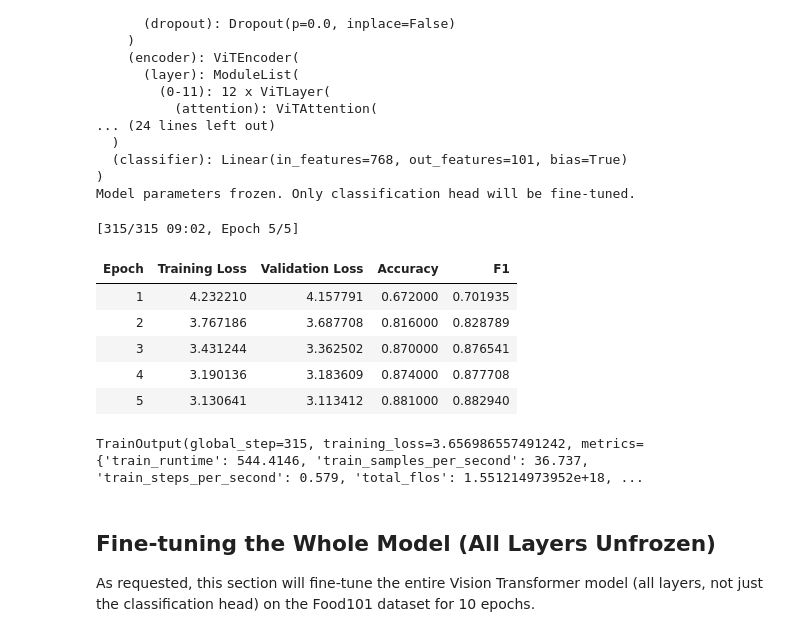
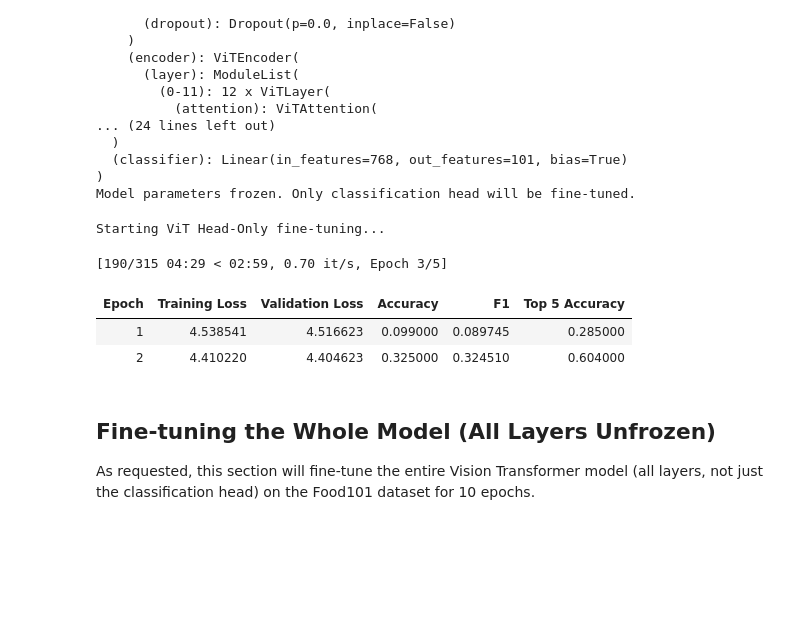
Before and after one commit to kasrasa/ViT-VLM-experiments, a Jupyter notebook: ViT_test.ipynb, the cells around one changed output. Drawn from its saved outputs; the diff is of its cells as text; code cells hidden in the pictures; blank space fills up the shorter version.

Commit message:
added top-5 probability tracking for confidence margin evaluation added training time to track resource consumption and performance

```diff
--- a/ViT_test.ipynb
+++ b/ViT_test.ipynb
@@ -134,3 +114,35 @@ Notes:
+# %%
+import evaluate
+import numpy as np
+
+# Load the F1 metric
+f1_metric = evaluate.load("f1")
+
+def compute_metrics(eval_pred):
+    # eval_pred is a PredictionOutput object
+    predictions_logits = eval_pred.predictions
+    labels = eval_pred.label_ids
+
+    predictions = np.argmax(predictions_logits, axis=1)
+
+    # Compute accuracy
+    accuracy_result = accuracy.compute(predictions=predictions, references=labels)
+
+    # Compute F1-score. Use 'weighted' average for multi-class classification.
+    f1_result = f1_metric.compute(predictions=predictions, references=labels, average="weighted")
+
+    # Compute Top-5 Accuracy
+    # For top-k accuracy, we need to sort the logits and check if the true label is among the top-k
+    k = 5
+    top_k_predictions = np.argsort(predictions_logits, axis=1)[:, -k:] # Get indices of top k predictions
+    top_k_accuracy = np.mean([labels[i] in top_k_predictions[i] for i in range(len(labels))])
+
+    # Combine results
+    return {
+        "accuracy": accuracy_result["accuracy"],
+        "f1": f1_result["f1"],
+        "top_5_accuracy": top_k_accuracy
+    }
 # %% [markdown]
 ### Freezing Backbone Layers
 
@@ -169,42 +184,42 @@ Model parameters frozen. Only classification head will be fine-tuned.
 # %%
 training_args = TrainingArguments(
     output_dir="my_awesome_food_model",
     remove_unused_columns=False,
     eval_strategy="epoch",
     save_strategy="epoch",
     learning_rate=1e-4,
     per_device_train_batch_size=16,
     gradient_accumulation_steps=4,
     per_device_eval_batch_size=16,
     num_train_epochs=5,
     warmup_steps=0.1,
     logging_steps=10,
     run_name="food101",
     load_best_model_at_end=True,
     metric_for_best_model="accuracy",
     push_to_hub=False,
 )
 
 trainer = Trainer(
     model=model,
     args=training_args,
     data_collator=data_collator,
     train_dataset=food["train"],
     eval_dataset=food["test"],
     processing_class=image_processor,
     compute_metrics=compute_metrics,
 )
 
-trainer.train()
+print("Starting ViT Head-Only fine-tuning...")
+train_result_head_only = trainer.train()
+vit_head_only_train_time = train_result_head_only.metrics["train_runtime"]
+print("ViT Head-Only fine-tuning complete.")
 # %% [output]
-[315/315 09:02, Epoch 5/5]
+Starting ViT Head-Only fine-tuning...
+[190/315 04:29 < 02:59, 0.70 it/s, Epoch 3/5]
-| Epoch | Training Loss | Validation Loss | Accuracy | F1 |
-| 1 | 4.232210 | 4.157791 | 0.672000 | 0.701935 |
-| 2 | 3.767186 | 3.687708 | 0.816000 | 0.828789 |
-| 3 | 3.431244 | 3.362502 | 0.870000 | 0.876541 |
-| 4 | 3.190136 | 3.183609 | 0.874000 | 0.877708 |
-| 5 | 3.130641 | 3.113412 | 0.881000 | 0.882940 |
+| Epoch | Training Loss | Validation Loss | Accuracy | F1 | Top 5 Accuracy |
+| 1 | 4.538541 | 4.516623 | 0.099000 | 0.089745 | 0.285000 |
+| 2 | 4.410220 | 4.404623 | 0.325000 | 0.324510 | 0.604000 |
-TrainOutput(global_step=315, training_loss=3.656986557491242, metrics={'train_runtime': 544.4146, 'train_samples_per_second': 36.737, 'train_steps_per_second': 0.579, 'total_flos': 1.551214973952e+18, ...
 # %% [markdown]
 ## Fine-tuning the Whole Model (All Layers Unfrozen)
 
```
Also changed, not shown: parts of 19 cells of this notebook.
